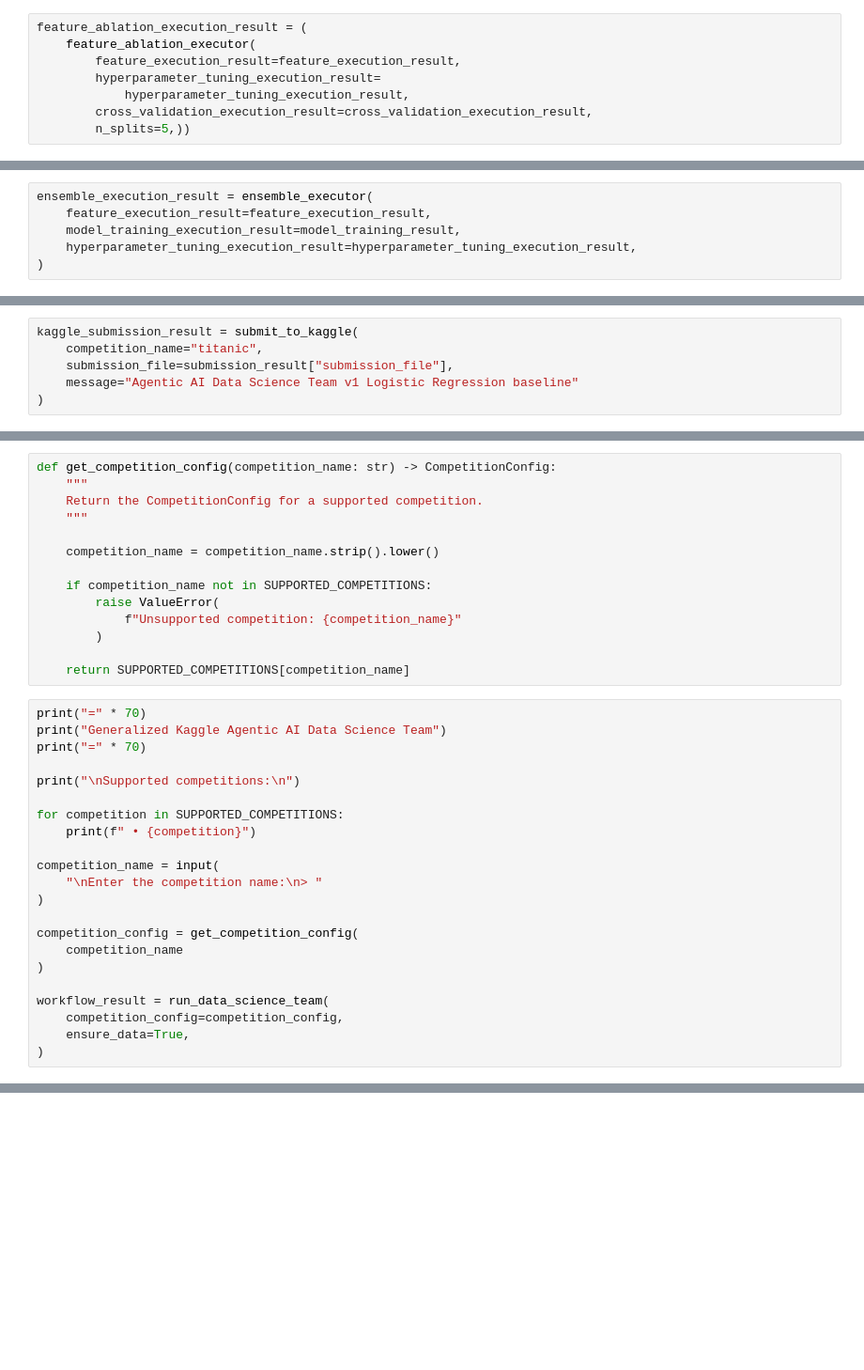
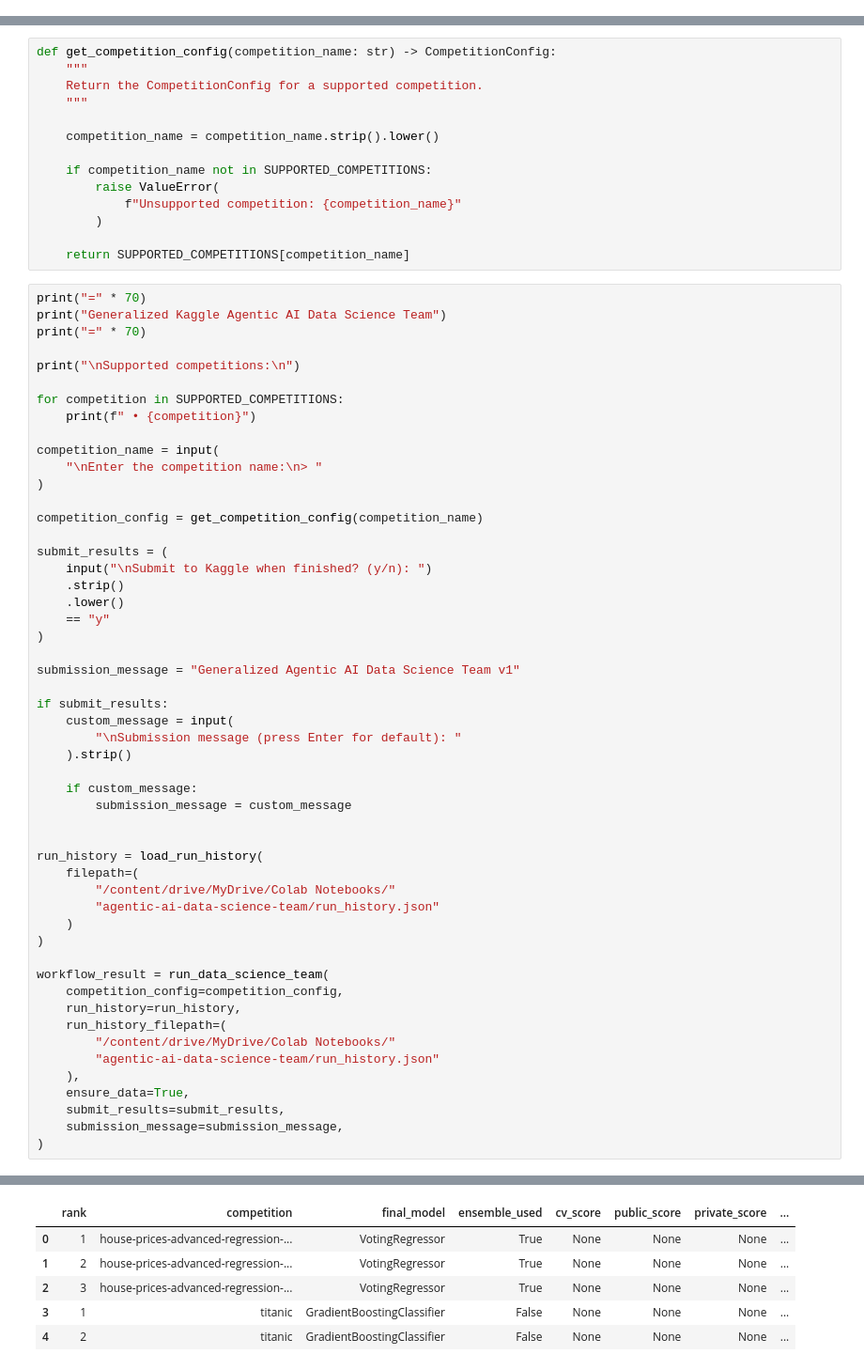
Before and after one commit to icarovazquez/agentic-ai-data-science-team, a Jupyter notebook: notebooks/Generalized Kaggle Data Science Agentic AI Team.ipynb, the cells around one changed output, grey strips where cells are left out. Shown at 94% size. Cells and saved outputs as stored; diff of their text form; blank space fills up the shorter version.

Commit message:
Generalize Kaggle agent workflow and add persistent run tracking

```diff
--- a/notebooks/Generalized Kaggle Data Science Agentic AI Team.ipynb
+++ b/notebooks/Generalized Kaggle Data Science Agentic AI Team.ipynb
@@ -8971,8 +8587,0 @@ Invoking the feature ablation executor
-# %%
-feature_ablation_execution_result = (
-    feature_ablation_executor(
-        feature_execution_result=feature_execution_result,
-        hyperparameter_tuning_execution_result=
-            hyperparameter_tuning_execution_result,
-        cross_validation_execution_result=cross_validation_execution_result,
-        n_splits=5,))
@@ -8999,6 +8587,0 @@ Invoking the ensemble executor
-# %%
-ensemble_execution_result = ensemble_executor(
-    feature_execution_result=feature_execution_result,
-    model_training_execution_result=model_training_result,
-    hyperparameter_tuning_execution_result=hyperparameter_tuning_execution_result,
-)
@@ -9056,6 +8587,0 @@ Finally, we submit the result to Kaggle
-# %%
-kaggle_submission_result = submit_to_kaggle(
-    competition_name="titanic",
-    submission_file=submission_result["submission_file"],
-    message="Agentic AI Data Science Team v1 Logistic Regression baseline"
-)
@@ -9522,13 +9786,43 @@ competition_name = input(
     "\nEnter the competition name:\n> "
 )
 
-competition_config = get_competition_config(
-    competition_name
+competition_config = get_competition_config(competition_name)
+
+submit_results = (
+    input("\nSubmit to Kaggle when finished? (y/n): ")
+    .strip()
+    .lower()
+    == "y"
+)
+
+submission_message = "Generalized Agentic AI Data Science Team v1"
+
+if submit_results:
+    custom_message = input(
+        "\nSubmission message (press Enter for default): "
+    ).strip()
+
+    if custom_message:
+        submission_message = custom_message
+
+
+run_history = load_run_history(
+    filepath=(
+        "/content/drive/MyDrive/Colab Notebooks/"
+        "agentic-ai-data-science-team/run_history.json"
+    )
 )
 
 workflow_result = run_data_science_team(
     competition_config=competition_config,
+    run_history=run_history,
+    run_history_filepath=(
+        "/content/drive/MyDrive/Colab Notebooks/"
+        "agentic-ai-data-science-team/run_history.json"
+    ),
     ensure_data=True,
+    submit_results=submit_results,
+    submission_message=submission_message,
 )
 # %% [output]
 ======================================================================
@@ -9550,0 +9845,6 @@ Total Runtime: 102.88 seconds
+|  | rank | competition | final_model | ensemble_used | cv_score | public_score | private_score | ... |
+| 0 | 1 | house-prices-advanced-regression-... | VotingRegressor | True | None | None | None | ... |
+| 1 | 2 | house-prices-advanced-regression-... | VotingRegressor | True | None | None | None | ... |
+| 2 | 3 | house-prices-advanced-regression-... | VotingRegressor | True | None | None | None | ... |
+| 3 | 1 | titanic | GradientBoostingClassifier | False | None | None | None | ... |
+| 4 | 2 | titanic | GradientBoostingClassifier | False | None | None | None | ... |
```
Also changed, not shown: parts of 80 cells of this notebook, 1 other file.
